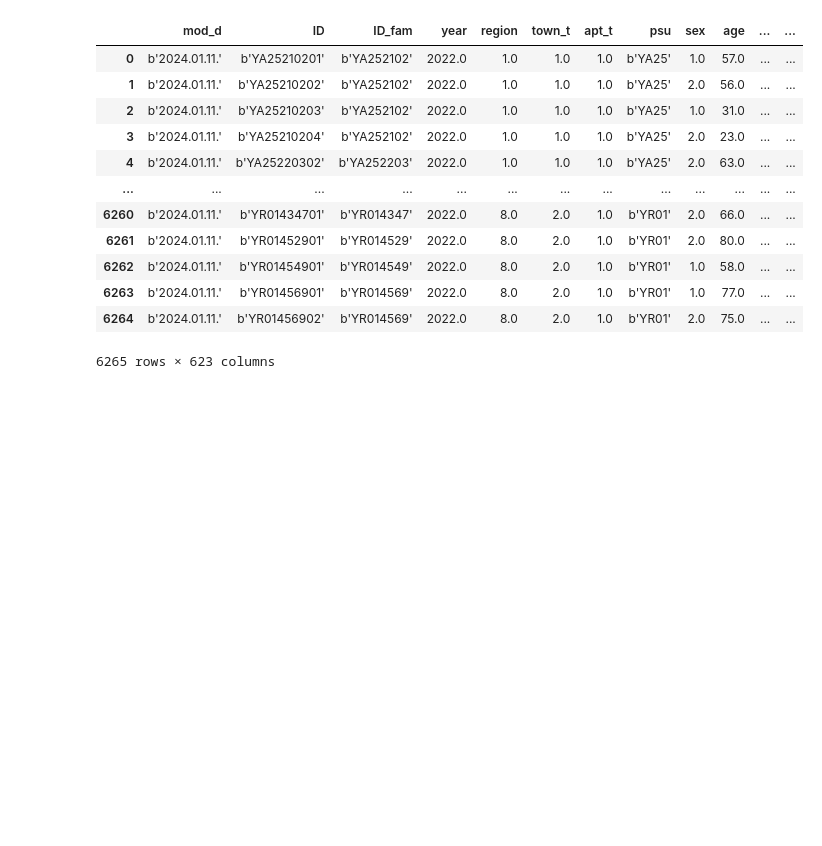
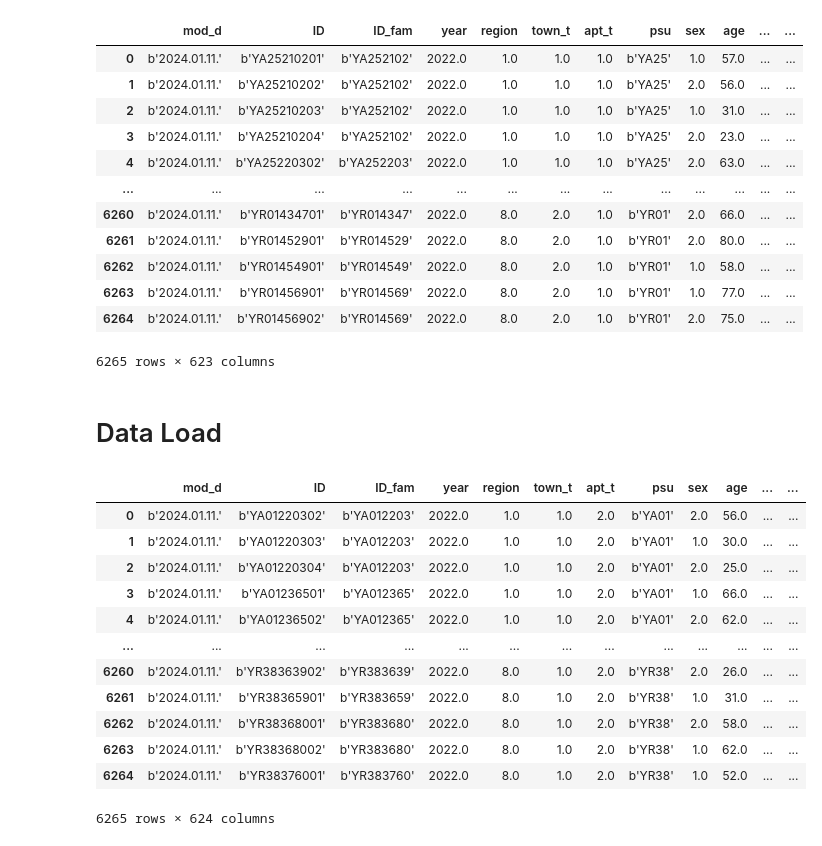
Before and after one commit to primula1323/Bigdata_Fintech, a Jupyter notebook: Statistics+Data_Science/Personal_Project/Health.ipynb, the cells around one changed output. Drawn from its saved outputs; the diff is of its cells as text; code cells hidden in the pictures; blank space fills up the shorter version.

```diff
--- a/Statistics+Data_Science/Personal_Project/Health.ipynb
+++ b/Statistics+Data_Science/Personal_Project/Health.ipynb
@@ -19,3 +20,29 @@ df
 | 6263 | b'2024.01.11.' | b'YR01456901' | b'YR014569' | 2022.0 | 8.0 | 2.0 | 1.0 | b'YR01' | 1.0 | 77.0 | ... | ... |
 | 6264 | b'2024.01.11.' | b'YR01456902' | b'YR014569' | 2022.0 | 8.0 | 2.0 | 1.0 | b'YR01' | 2.0 | 75.0 | ... | ... |
 6265 rows × 623 columns
+# %% [markdown]
+# Data Load
+# %%
+dfs = []
+filt_pattern = 'Data/*.sas7bdat'
+fileList = glob.glob(filt_pattern)
+
+for f in fileList :
+    df = pd.read_sas(f)
+    dfs.append(df)
+# %%
+dfs[15]
+# %% [output]
+|  | mod_d | ID | ID_fam | year | region | town_t | apt_t | psu | sex | age | ... | ... |
+| 0 | b'2024.01.11.' | b'YA01220302' | b'YA012203' | 2022.0 | 1.0 | 1.0 | 2.0 | b'YA01' | 2.0 | 56.0 | ... | ... |
+| 1 | b'2024.01.11.' | b'YA01220303' | b'YA012203' | 2022.0 | 1.0 | 1.0 | 2.0 | b'YA01' | 1.0 | 30.0 | ... | ... |
+| 2 | b'2024.01.11.' | b'YA01220304' | b'YA012203' | 2022.0 | 1.0 | 1.0 | 2.0 | b'YA01' | 2.0 | 25.0 | ... | ... |
+| 3 | b'2024.01.11.' | b'YA01236501' | b'YA012365' | 2022.0 | 1.0 | 1.0 | 2.0 | b'YA01' | 1.0 | 66.0 | ... | ... |
+| 4 | b'2024.01.11.' | b'YA01236502' | b'YA012365' | 2022.0 | 1.0 | 1.0 | 2.0 | b'YA01' | 2.0 | 62.0 | ... | ... |
+| ... | ... | ... | ... | ... | ... | ... | ... | ... | ... | ... | ... | ... |
+| 6260 | b'2024.01.11.' | b'YR38363902' | b'YR383639' | 2022.0 | 8.0 | 1.0 | 2.0 | b'YR38' | 2.0 | 26.0 | ... | ... |
+| 6261 | b'2024.01.11.' | b'YR38365901' | b'YR383659' | 2022.0 | 8.0 | 1.0 | 2.0 | b'YR38' | 1.0 | 31.0 | ... | ... |
+| 6262 | b'2024.01.11.' | b'YR38368001' | b'YR383680' | 2022.0 | 8.0 | 1.0 | 2.0 | b'YR38' | 2.0 | 58.0 | ... | ... |
+| 6263 | b'2024.01.11.' | b'YR38368002' | b'YR383680' | 2022.0 | 8.0 | 1.0 | 2.0 | b'YR38' | 1.0 | 62.0 | ... | ... |
+| 6264 | b'2024.01.11.' | b'YR38376001' | b'YR383760' | 2022.0 | 8.0 | 1.0 | 2.0 | b'YR38' | 1.0 | 52.0 | ... | ... |
+6265 rows × 624 columns
```
Also changed, not shown: parts of 5 cells of this notebook, 2 other files.
